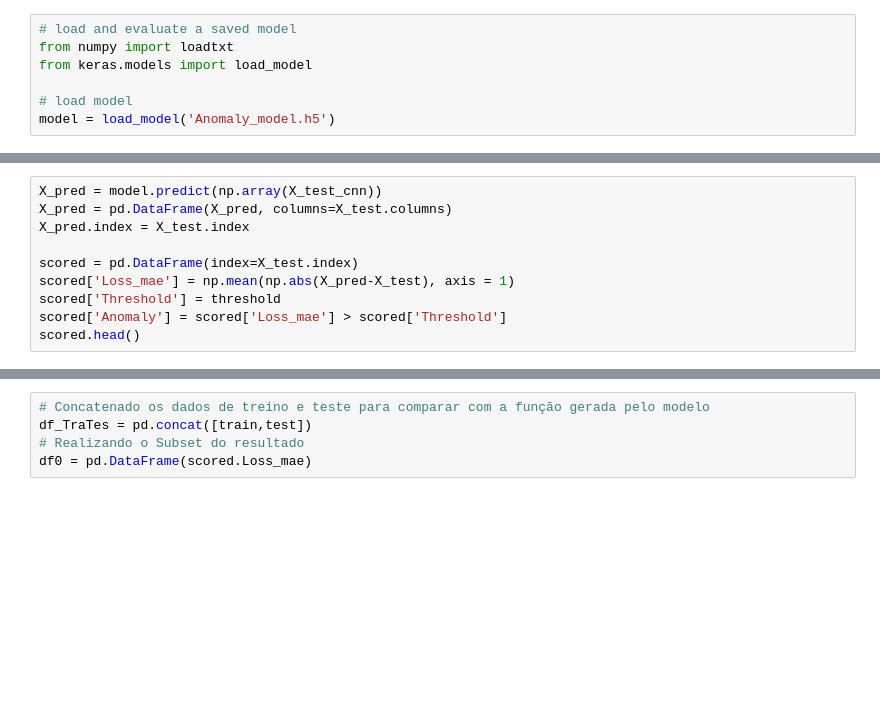
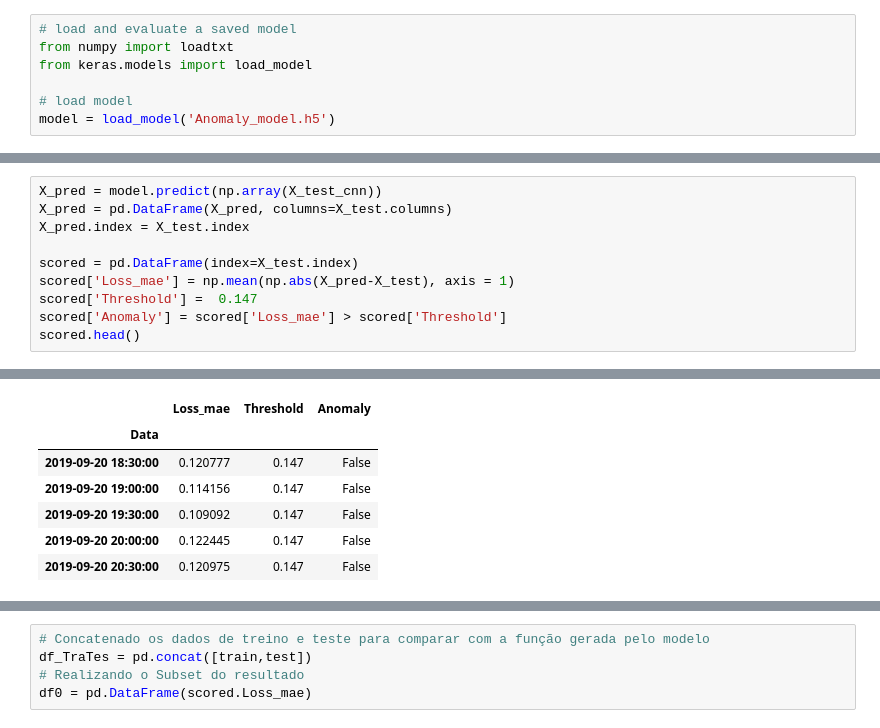
Before and after one commit to mlhoffmann/Academic, a Jupyter notebook: CNN Feature Selection/Analyze Model New data.ipynb, the cells around one changed output, grey strips where cells are left out. Drawn from its saved outputs; the diff is of its cells as text; blank space fills up the shorter version.

```diff
--- a/CNN Feature Selection/Analyze Model New data.ipynb
+++ b/CNN Feature Selection/Analyze Model New data.ipynb
@@ -122,7 +120,7 @@ X_pred.index = X_test.index
 
 scored = pd.DataFrame(index=X_test.index)
 scored['Loss_mae'] = np.mean(np.abs(X_pred-X_test), axis = 1)
-scored['Threshold'] = threshold
+scored['Threshold'] =  0.147
 scored['Anomaly'] = scored['Loss_mae'] > scored['Threshold']
 scored.head()
 # %% [output]
@@ -133,3 +127,10 @@ Function call stack:
+|  | Loss_mae | Threshold | Anomaly |
+| Data |  |  |  |
+| 2019-09-20 18:30:00 | 0.120777 | 0.147 | False |
+| 2019-09-20 19:00:00 | 0.114156 | 0.147 | False |
+| 2019-09-20 19:30:00 | 0.109092 | 0.147 | False |
+| 2019-09-20 20:00:00 | 0.122445 | 0.147 | False |
+| 2019-09-20 20:30:00 | 0.120975 | 0.147 | False |
 # %%
 X_pred_train = model.predict(np.array(X_train_cnn))
 X_pred_train = pd.DataFrame(X_pred_train, columns=X_train.columns)
```
Also changed, not shown: parts of 8 cells of this notebook, 2 other files.
